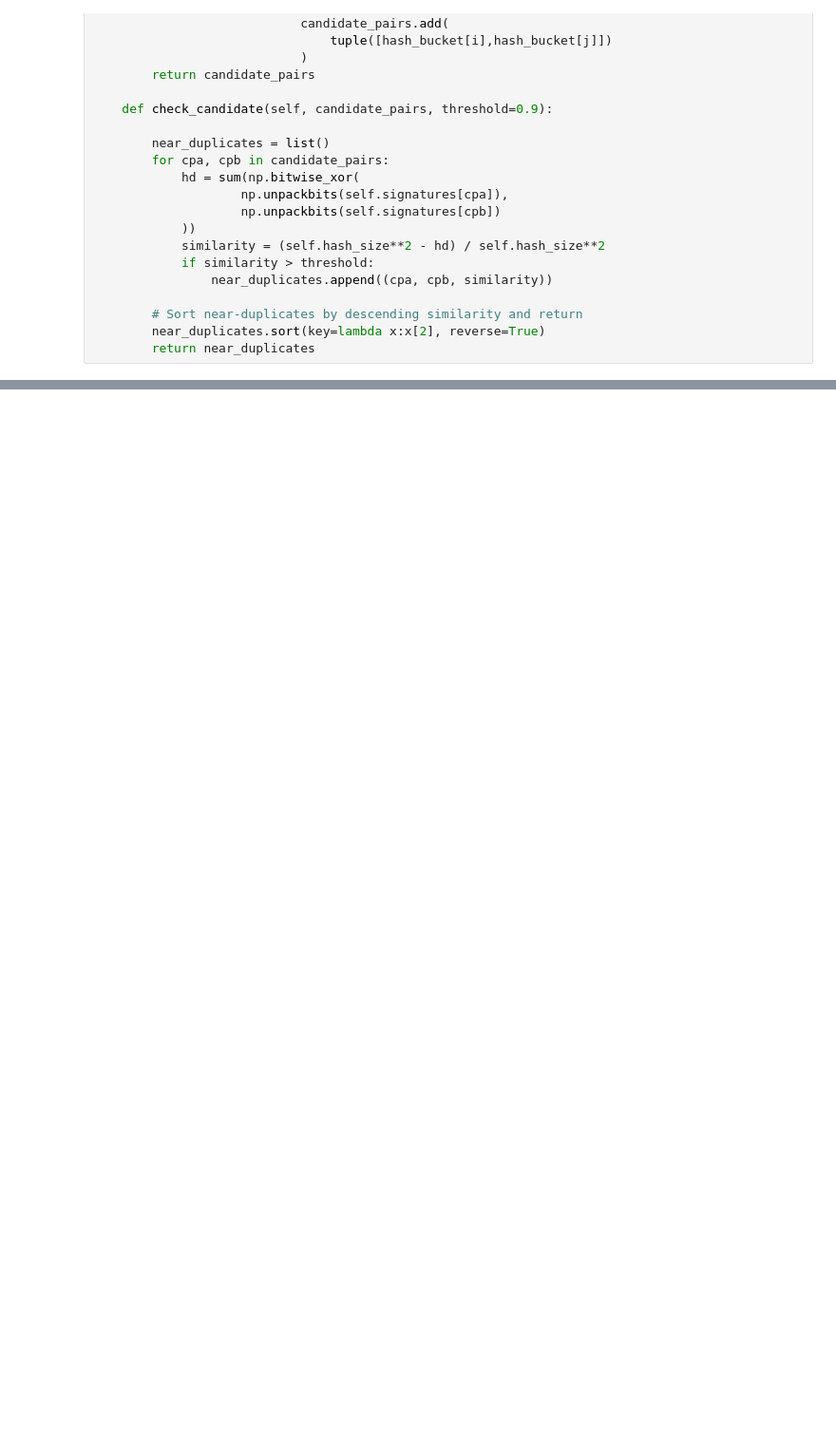
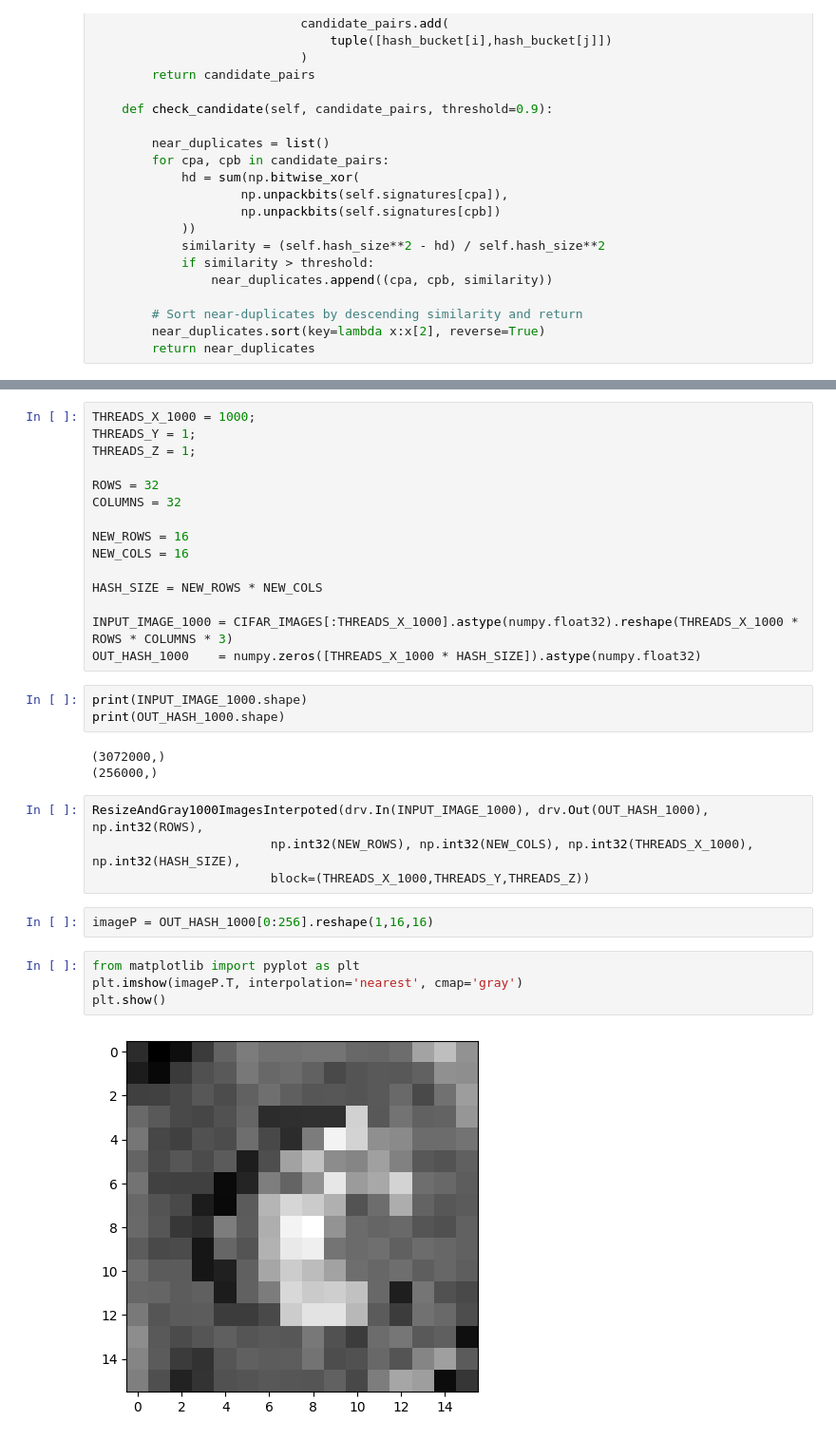
Before and after one commit to Bronomor/HashMaster, a Jupyter notebook: 3.cuLSH/cuLSH_refacored.ipynb, the cells around one changed output, grey strips where cells are left out. Shown: that part at 95% size. Cells and saved outputs as stored; diff of their text form; blank space fills up the shorter version.

```diff
--- a/3.cuLSH/cuLSH_refacored.ipynb
+++ b/3.cuLSH/cuLSH_refacored.ipynb
@@ -595,0 +632,33 @@ print( "time: ", end - start )
+# %%
+THREADS_X_1000 = 1000;
+THREADS_Y = 1;
+THREADS_Z = 1;
+
+ROWS = 32
+COLUMNS = 32
+
+NEW_ROWS = 16
+NEW_COLS = 16
+
+HASH_SIZE = NEW_ROWS * NEW_COLS
+
+INPUT_IMAGE_1000 = CIFAR_IMAGES[:THREADS_X_1000].astype(numpy.float32).reshape(THREADS_X_1000 * ROWS * COLUMNS * 3)
+OUT_HASH_1000    = numpy.zeros([THREADS_X_1000 * HASH_SIZE]).astype(numpy.float32)
+# %%
+print(INPUT_IMAGE_1000.shape)
+print(OUT_HASH_1000.shape)
+# %% [output]
+(3072000,)
+(256000,)
+# %%
+ResizeAndGray1000ImagesInterpoted(drv.In(INPUT_IMAGE_1000), drv.Out(OUT_HASH_1000), np.int32(ROWS),
+                        np.int32(NEW_ROWS), np.int32(NEW_COLS), np.int32(THREADS_X_1000), np.int32(HASH_SIZE),
+                        block=(THREADS_X_1000,THREADS_Y,THREADS_Z))
+# %%
+imageP = OUT_HASH_1000[0:256].reshape(1,16,16)
+# %%
+from matplotlib import pyplot as plt
+plt.imshow(imageP.T, interpolation='nearest', cmap='gray')
+plt.show()
+# %% [output]
+[figure, added]
```
Also changed, not shown: parts of 33 cells of this notebook, 1 other file.
